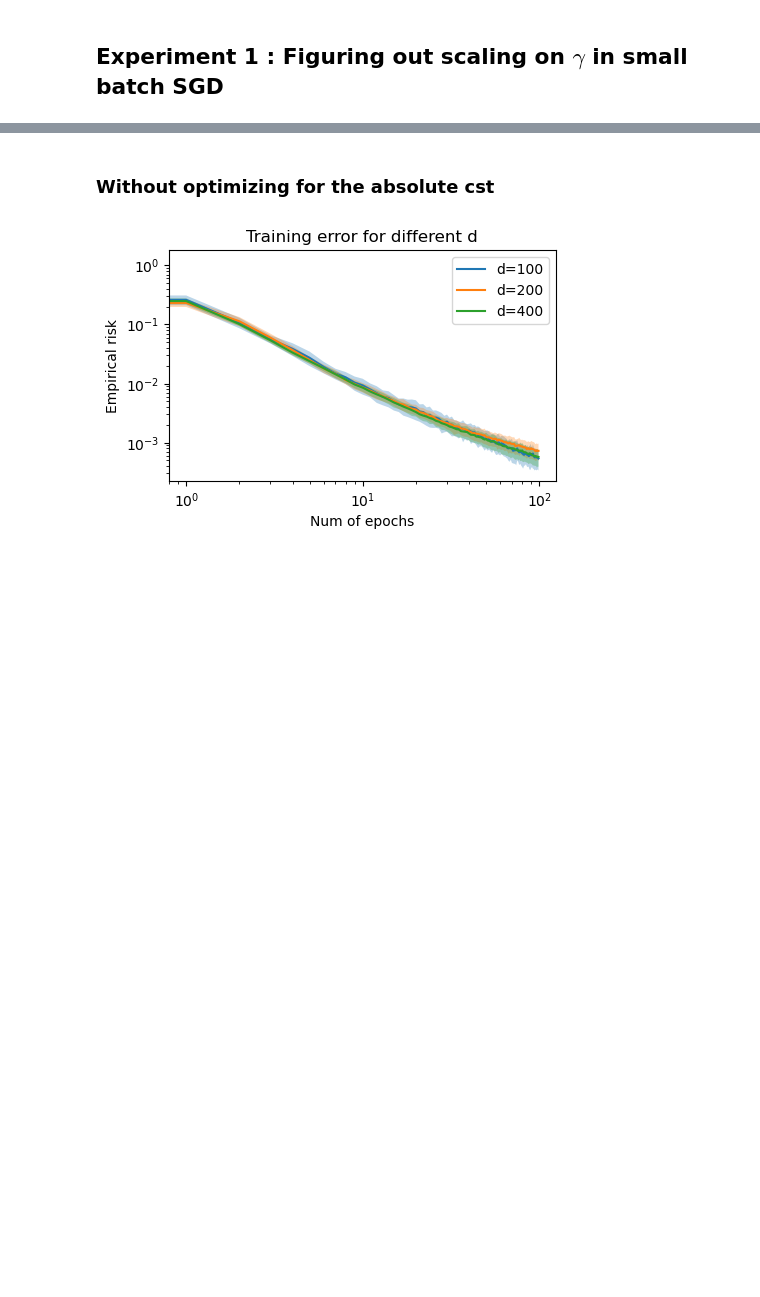
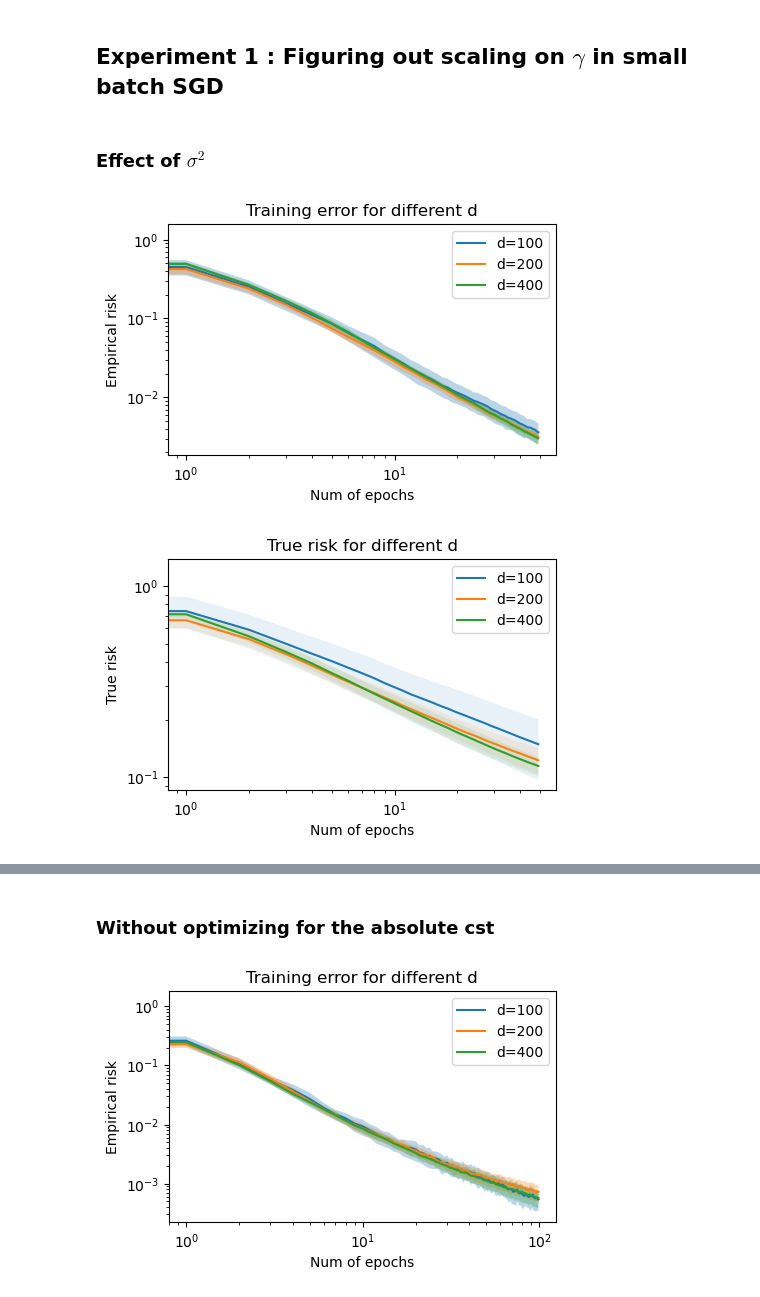
Before and after one commit to mikemikezhu/MATH562_FinalProject, a Jupyter notebook: component1/experiment_component1.ipynb, the cells around one changed output, grey strips where cells are left out. Saved outputs shown, nothing was run; the diff lists cells and outputs as text; code cells hidden in the pictures; blank space fills up the shorter version.

```diff
--- a/component1/experiment_component1.ipynb
+++ b/component1/experiment_component1.ipynb
@@ -62,2 +84,9 @@ for d in d_list:
 # %% [markdown]
 ## Experiment 1 : Figuring out scaling on $\gamma$ in small batch SGD
+# %% [markdown]
+### Effect of $\sigma^2$
+# %%
+main.plot_risk(d_list, rho, num_runs, num_epochs, sigma2, main.run_sgd, gamma=lambda d:d, sigma_hat=lambda d:np.eye(d), step_type="max")
+# %% [output]
+[figure, added]
+[figure, added]
```
Also changed, not shown: parts of 9 cells of this notebook.
